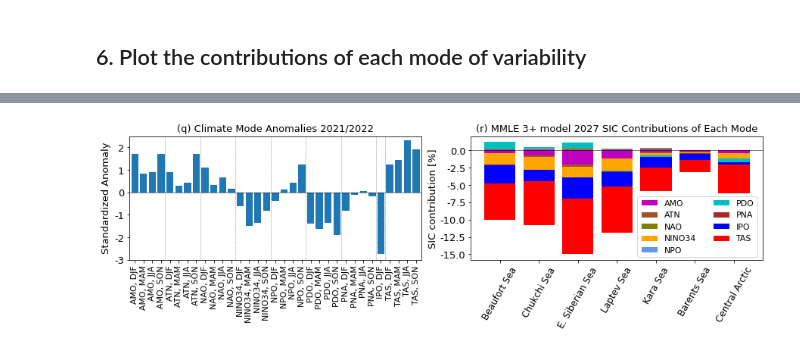
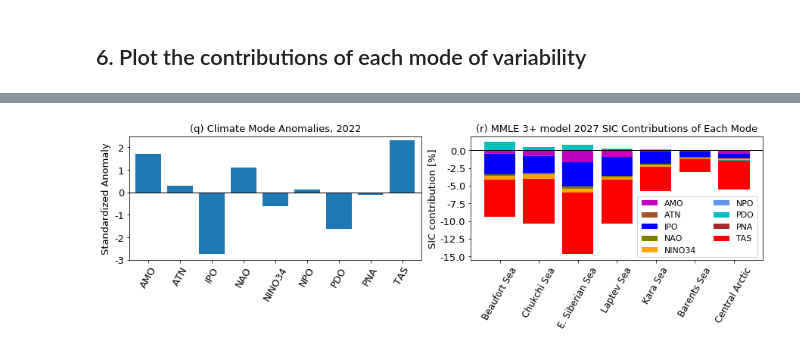
Before and after one commit to chrisrwp/low-frequency-variability, a Jupyter notebook: predict/Predict_back_test.ipynb, the cells around one changed output, grey strips where cells are left out. Cells and saved outputs as stored; diff of their text form; code cells hidden in the pictures.

```diff
--- a/predict/Predict_back_test.ipynb
+++ b/predict/Predict_back_test.ipynb
@@ -438,7 +443,7 @@ for start_yr in np.arange(1956,2023):
     for region_i, region_ in enumerate([1,2,3,4,5,6,11]):
 
         all_modes = []
-        for mode in list(CVDP_obs_standard.var()):
+        for mode in MMLE_coefs['mode_month'].values:
             if int(mode[-1]) > month_:
                 extra_year = 1
             elif int(mode[-1]) == 0:
@@ -646,10 +651,10 @@ for GCM_ in GCM_1956_2022_xr['GCM'].values:
 # all_cor_GCM_xr = xr.Dataset(all_cor_GCM)
 # all_cor_GCM_xr.to_netcdf(
 #     '/glade/work/cwpowell/low-frequency-variability/predictions/'\
-#     'GCMs_predict_r2_HadISST1_1976_2022.nc')
+#     'GCMs_predict_r2_HadISST1_1976_2022_best_LE_seasons.nc')
 all_cor_GCM_xr = xr.open_dataset(
     '/glade/work/cwpowell/low-frequency-variability/predictions/'\
-    'GCMs_predict_r2_HadISST1_1976_2022.nc')
+    'GCMs_predict_r2_HadISST1_1976_2022_best_LE_seasons.nc')
 # %%
 #compute the r2 values for the MMLE
 month_ = 9
@@ -691,9 +696,9 @@ all_cor_MMLE_xr = xr.DataArray(
 # %%
 # all_cor_MMLE_xr.to_netcdf(
 #     '/glade/work/cwpowell/low-frequency-variability/predictions/'\
-#     'MMLE_predict_r2_HadISST1_1976_2022.nc')
+#     'MMLE_predict_r2_HadISST1_1976_2022_best_LE_seasons.nc')
 all_cor_MMLE_xr = xr.open_dataarray(
     '/glade/work/cwpowell/low-frequency-variability/predictions/'\
-    'MMLE_predict_r2_HadISST1_1976_2022.nc')
+    'MMLE_predict_r2_HadISST1_1976_2022_best_LE_seasons.nc')
 # %%
 #compute r2 values for the PI Control
@@ -1022,15 +1076,9 @@ fig.savefig('/glade/work/cwpowell/low-frequency-variability/figures/Fig_8a_'\
 # %% [markdown]
 ## 6. Plot the contributions of each mode of variability
 # %%
-CVDP_mode_readable = []
 num_str_season = {'1':'DJF','4':'MAM','7':'JJA','0':'SON'}
 
-for i in CVDP_vars:
-    for season_i, season_ in enumerate(['DJF','MAM','JJA','SON']):
-        CVDP_mode_readable.append(i+', '+season_)
-
-CVDP_mode_readable.remove('IPO, MAM')
-CVDP_mode_readable.remove('IPO, JJA')
-CVDP_mode_readable.remove('IPO, SON')
+CVDP_mode_readable = ['AMO', 'ATN', 'IPO', 'NAO', 'NINO34', 'NPO', 'PDO', 'PNA',
+                      'TAS']
 
 region_names_short_trunc = np.append(region_names_short[:6],region_names_short[10])
@@ -1037,59 +1090,46 @@ region_names_short_trunc = np.append(region_names_short[:6],region_names_short[1
 # %%
 month_ = 9
 lag_ = 5
-var_colors = ['m', 'sienna','olive','orange','cornflowerblue', 'c','brown','b',
+var_colors = ['m', 'sienna','b','olive','orange','cornflowerblue','c','brown',
               'r']
 fig, axes = plt.subplots(1,2, figsize=[15,3])
 
 CVDP_bar_vals = []
 mode_MMLE_cont = []
-for var_ in CVDP_vars:
-    if var_ == 'IPO':
-        season_list = ['_1']
+for var_ in np.sort(MMLE_coefs['mode_month'].values):
+
+    if var_[-2:] in ['_1','_4','_7']:#< month_:
+        extra_year = 0
     else:
-        season_list = ['_1', '_4', '_7', '_10']
+        extra_year = 1
 
-    all_seasons = []
-    for season_ in season_list:
-        if int(season_[1:]) < month_:
-            extra_year = 0
-        else:
-            extra_year = 1
+    CVDP_val = CVDP_obs_standard[var_].sel(year=2022-extra_year)
+    CVDP_bar_vals.append(CVDP_val)
 
-        CVDP_val = CVDP_obs_standard[var_+season_].sel(
-            year=2022-extra_year)
-        CVDP_bar_vals.append(CVDP_val)
+    all_regions = []
+    for region_ in [1,2,3,4,5,6,11]:
+        all_regions.append(MMLE_coefs['weights'].sel(month=month_).sel(
+            mode_month=var_).sel(region=region_).sel(lag=lag_) * CVDP_val)
 
-        all_regions = []
-        for region_ in [1,2,3,4,5,6,11]:
-            all_regions.append(MMLE_coefs['weights'].sel(month=month_).sel(
-                mode_month=var_+season_).sel(region=region_).sel(lag=lag_)
-                               * CVDP_val)
+    mode_MMLE_cont.append(all_regions)
 
-        all_seasons.append(all_regions)
+axes[0].bar(np.arange(1,10), CVDP_bar_vals, color='tab:blue')
+axes[0].axhline(0, c='k', linewidth=1)
 
-
-    mode_MMLE_cont.append(np.sum(all_seasons, axis=0))
-
-axes[0].bar(np.arange(1,34),CVDP_bar_vals, color='tab:blue')
-axes[0].axhline(0, c='k', linewidth=0.5)
-
-for i in [4.45,8.45,12.45,16.45,20.45,24.45,28.45,29.45]:
-    axes[0].axvline(i, c='0.5', linewidth=0.5, linestyle='--')
-
-axes[0].set_xlim(0.4,33.6)
+axes[0].set_xlim(0.4,9.6)
 axes[0].set_ylim(-3,2.5)
-axes[0].set_xticks(np.arange(1,34));
-axes[0].set_xticklabels(CVDP_mode_readable, rotation=90, fontsize=11);
+axes[0].set_xticks(np.arange(1,10));
+axes[0].set_xticklabels(np.sort(CVDP_mode_readable), rotation=60,
+                        fontsize=13);
 axes[0].set_yticks([-3,-2,-1,0,1,2]);
 axes[0].set_yticklabels(['-3','-2','-1','0','1','2'], fontsize=13);
 axes[0].set_ylabel('Standardized Anomaly', fontsize=13);
-axes[0].set_title('(q) Climate Mode Anomalies 2021/2022', fontsize=13);
+axes[0].set_title('(q) Climate Mode Anomalies, 2022', fontsize=13);
 
 for region_i, region_ in enumerate([1,2,3,4,5,6,11]):
     running_total_pos = 0
     running_total_neg = 0
-    for var_i, var_ in enumerate(CVDP_vars):
+    for var_i, var_ in enumerate(np.sort(MMLE_coefs['mode_month'].values)):
         data = mode_MMLE_cont[var_i][region_i]*100
 
         if data > 0:
@@ -1097,34 +1137,34 @@ for region_i, region_ in enumerate([1,2,3,4,5,6,11]):
                 color=var_colors[var_i])
             running_total_pos += data
         else:
             axes[1].bar(region_i, data, bottom=running_total_neg,
                 color=var_colors[var_i])
             running_total_neg += data
 
-axes[1].axhline(0, c='k', linewidth=0.5)
+axes[1].axhline(0, c='k', linewidth=1)
 axes[1].set_xticks(range(7))
 axes[1].set_xticklabels(region_names_short_trunc, rotation=60, fontsize=12);
 axes[1].set_yticks(np.arange(-15,1,2.5));
 axes[1].set_yticklabels(['-15.0','-12.5','-10.0','-7.5','-5.0','-2.5','0.0'],
                         fontsize=13);
 axes[1].set_ylabel('SIC contribution [%]', fontsize=13);
 axes[1].set_title('(r) MMLE 3+ model 2027 SIC Contributions of Each Mode',
                   fontsize=13);
 
 legend_elements = []
 for var_i, var_ in enumerate(CVDP_vars):
     legend_elements.append(
         Patch(facecolor=var_colors[var_i], ec='1',
-              label=CVDP_vars[var_i])
+              label=np.sort(CVDP_mode_readable)[var_i])
     )
 
 extra_legend = plt.legend(
     handles=legend_elements, bbox_to_anchor=(0.57, 0.02), loc='lower left',
     borderaxespad=0., ncol=2, fontsize=11)
 
 fig.subplots_adjust(wspace=0.17)
 
 fig.savefig('/glade/work/cwpowell/low-frequency-variability/figures/Fig_8b_'\
-            +'September.pdf', bbox_inches='tight')
+            +'September_best_LE_seasons.pdf', bbox_inches='tight')
 # %% [output]
-[figure, old version]
+[figure, new version]
```
Also changed, not shown: parts of 27 cells of this notebook, 1 other file.
